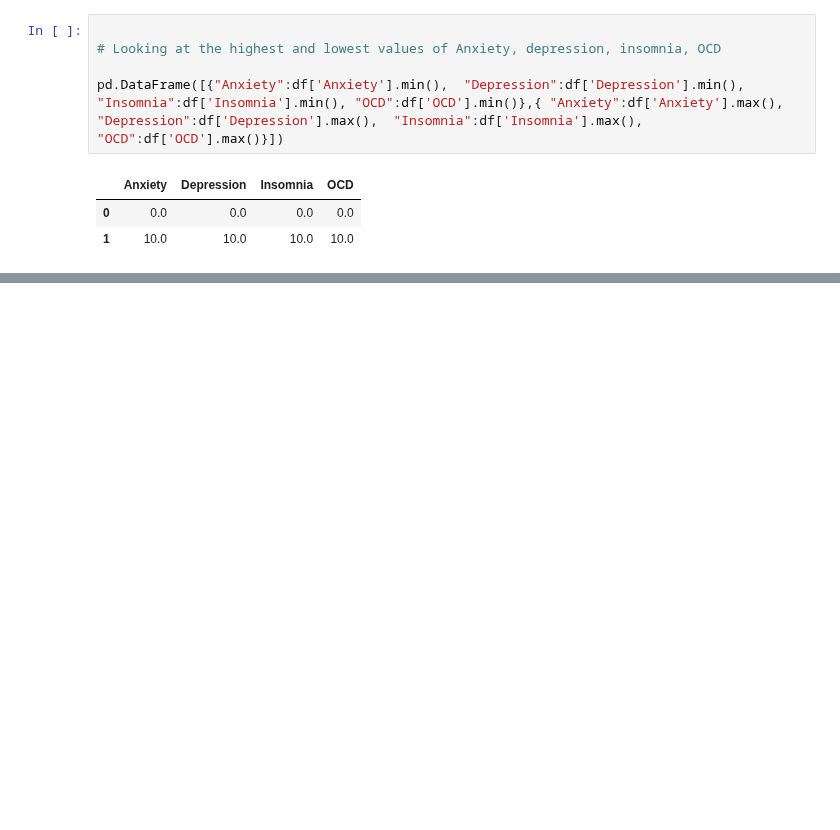
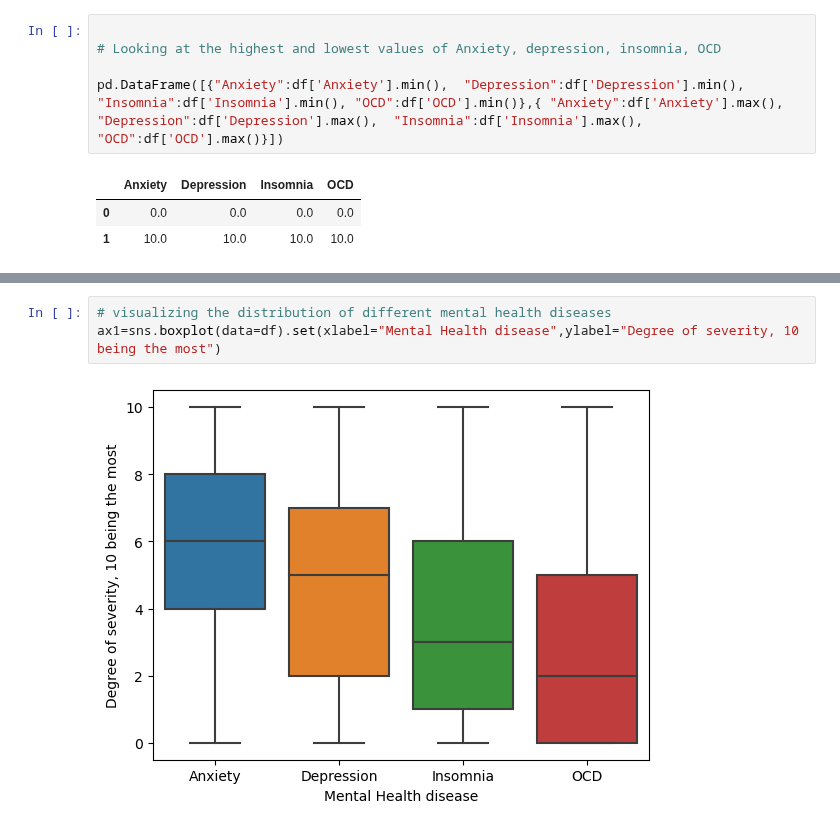
Before and after one commit to ubco-W2022T2-data301/project-group-group12, a Jupyter notebook: analysis/analysis1.ipynb, the cells around one changed output, grey strips where cells are left out. Saved outputs shown, nothing was run; the diff lists cells and outputs as text; blank space fills up the shorter version.

```diff
--- a/analysis/analysis1.ipynb
+++ b/analysis/analysis1.ipynb
@@ -122,0 +152,5 @@ df.describe()
+# %%
+# visualizing the distribution of different mental health diseases
+ax1=sns.boxplot(data=df).set(xlabel="Mental Health disease",ylabel="Degree of severity, 10 being the most")
+# %% [output]
+[figure, added]
```
Also changed, not shown: parts of 12 cells of this notebook.
